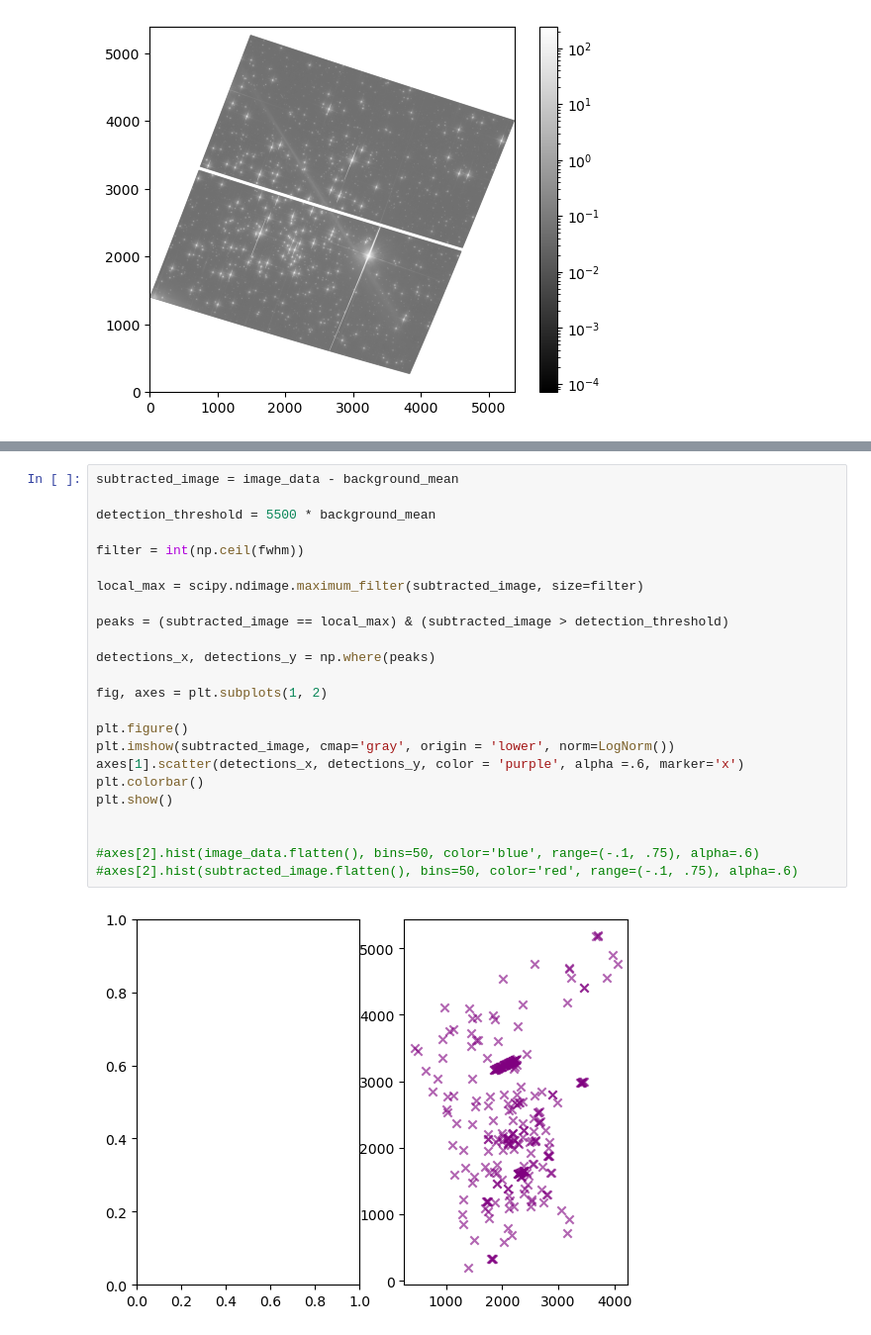
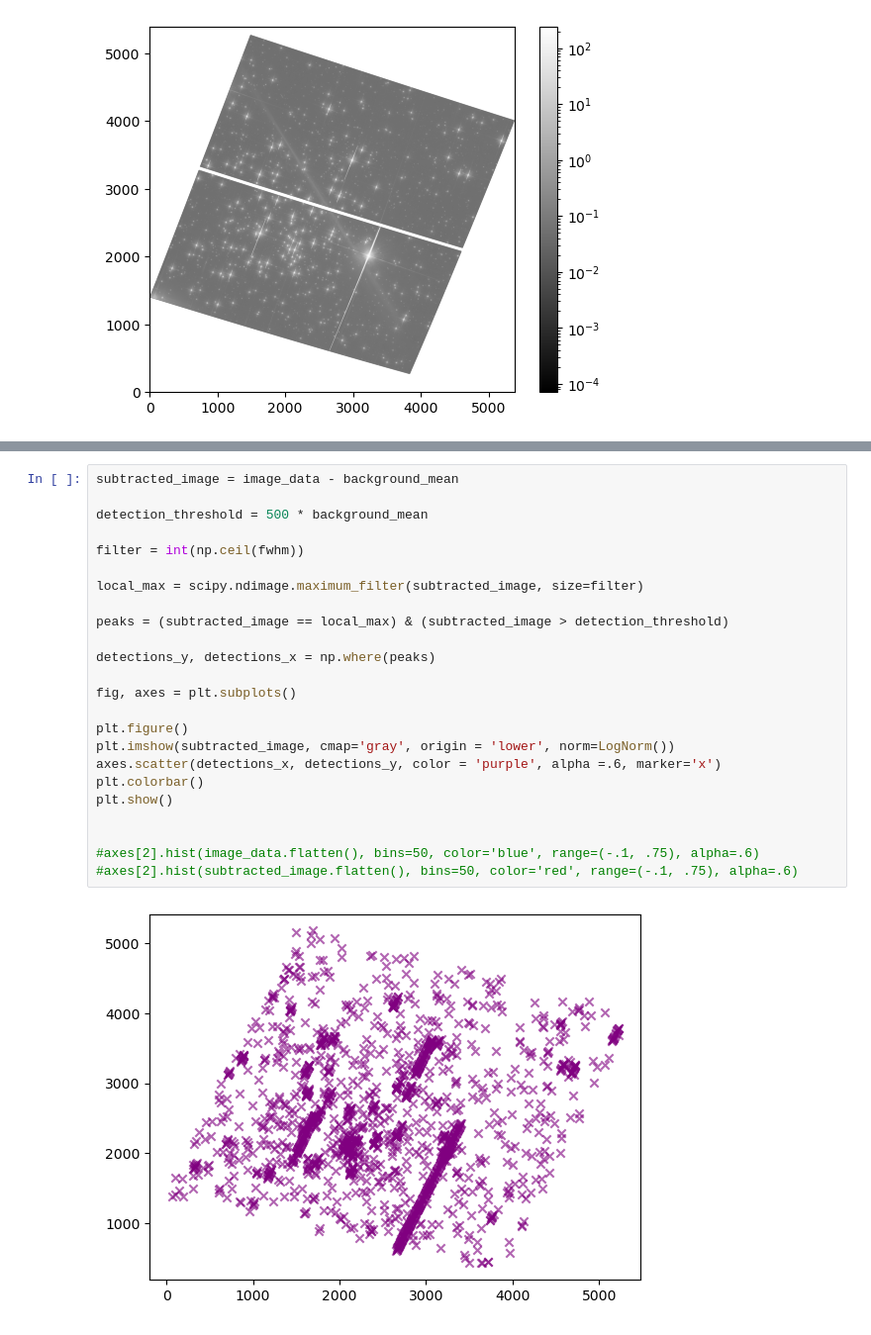
Before and after one commit to GravesTone5/Astro1221Project3, a Jupyter notebook: Project3.ipynb, the cells around one changed output, grey strips where cells are left out. Shown at 99% size. Cells and saved outputs as stored; diff of their text form.

```diff
--- a/Project3.ipynb
+++ b/Project3.ipynb
@@ -125,28 +123,28 @@ axes.hist(subtracted_image.flatten(), bins=50, color='red', range=(-.1, .75), al
 # %%
 subtracted_image = image_data - background_mean
 
-detection_threshold = 5500 * background_mean
+detection_threshold = 500 * background_mean
 
 filter = int(np.ceil(fwhm))
 
 local_max = scipy.ndimage.maximum_filter(subtracted_image, size=filter)
 
 peaks = (subtracted_image == local_max) & (subtracted_image > detection_threshold)
 
-detections_x, detections_y = np.where(peaks)
+detections_y, detections_x = np.where(peaks)
 
-fig, axes = plt.subplots(1, 2)
+fig, axes = plt.subplots()
 
 plt.figure()
 plt.imshow(subtracted_image, cmap='gray', origin = 'lower', norm=LogNorm())
-axes[1].scatter(detections_x, detections_y, color = 'purple', alpha =.6, marker='x')
+axes.scatter(detections_x, detections_y, color = 'purple', alpha =.6, marker='x')
 plt.colorbar()
 plt.show()
 
 
 #axes[2].hist(image_data.flatten(), bins=50, color='blue', range=(-.1, .75), alpha=.6)
 #axes[2].hist(subtracted_image.flatten(), bins=50, color='red', range=(-.1, .75), alpha=.6)
 # %% [output]
-[figure, old version]
+[figure, new version]
 [figure]
 # %%
```
Also changed, not shown: parts of 4 cells of this notebook.
